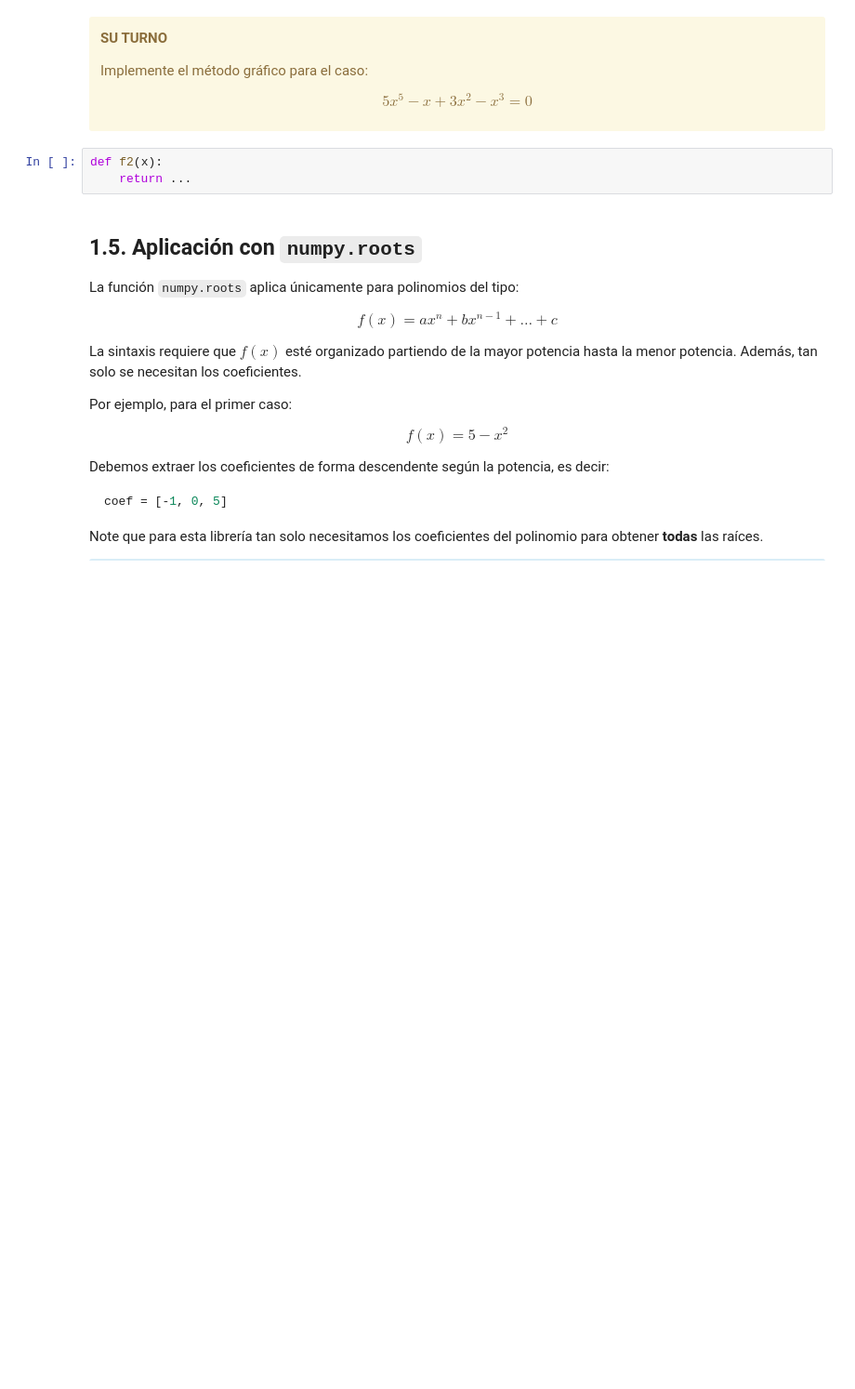
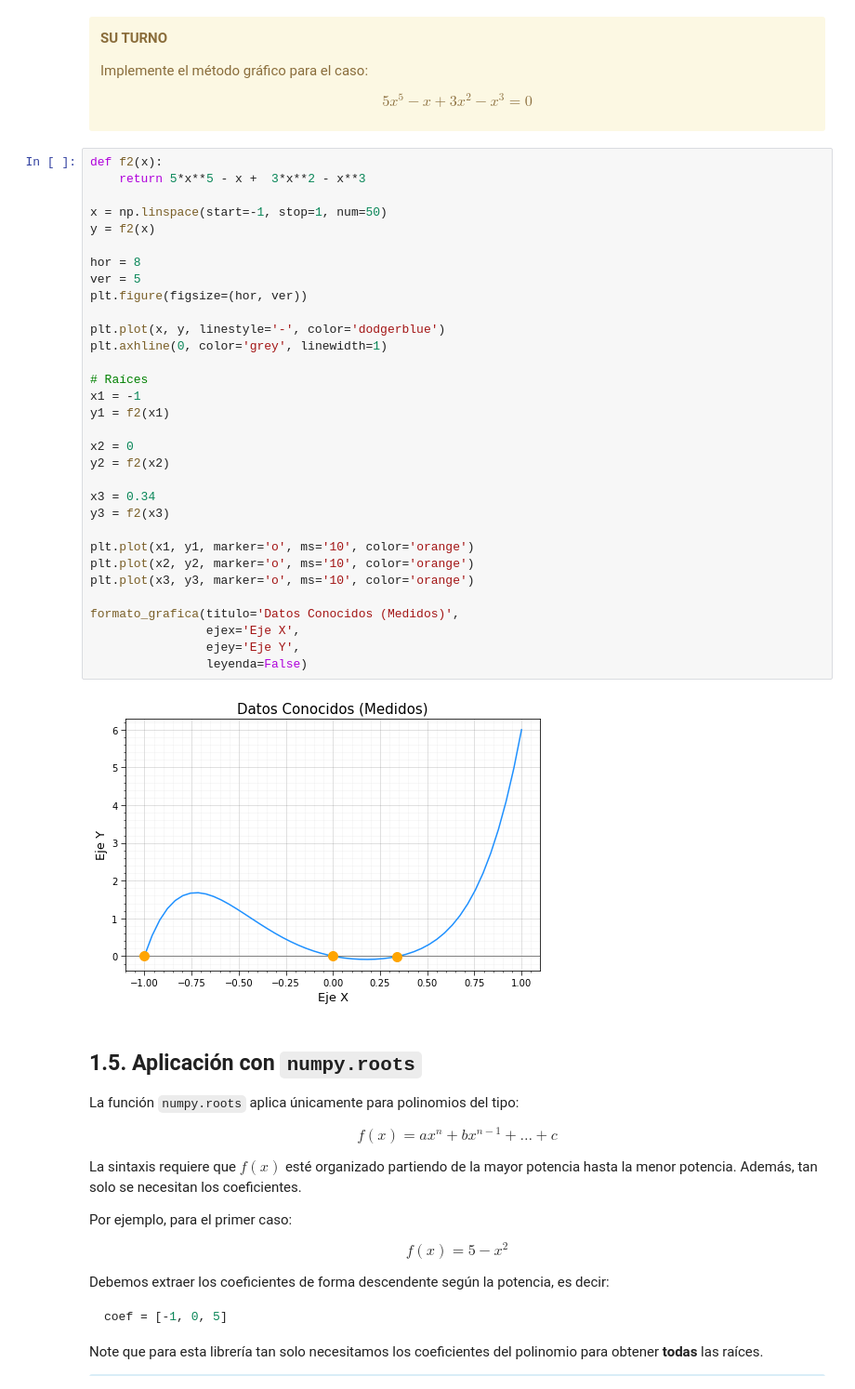
Before and after one commit to salazarna/ua-imec2001-hc-202310-s2, a Jupyter notebook: content/week4/C7_raices.ipynb, the cells around one changed output. Shown at 93% size. Drawn from its saved outputs; the diff is of its cells as text; blank space fills up the shorter version.

```diff
--- a/content/week4/C7_raices.ipynb
+++ b/content/week4/C7_raices.ipynb
@@ -250,9 +250,40 @@ $$
 5x^5 - x + 3x^2 - x^3 = 0
 $$
 </div>
-# %%
-def f2(x):
-    return ...
+# %%
+def f2(x):
+    return 5*x**5 - x +  3*x**2 - x**3
+
+x = np.linspace(start=-1, stop=1, num=50)
+y = f2(x)
+
+hor = 8
+ver = 5
+plt.figure(figsize=(hor, ver))
+
+plt.plot(x, y, linestyle='-', color='dodgerblue')
+plt.axhline(0, color='grey', linewidth=1)
+
+# Raíces
+x1 = -1
+y1 = f2(x1)
+
+x2 = 0
+y2 = f2(x2)
+
+x3 = 0.34
+y3 = f2(x3)
+
+plt.plot(x1, y1, marker='o', ms='10', color='orange')
+plt.plot(x2, y2, marker='o', ms='10', color='orange')
+plt.plot(x3, y3, marker='o', ms='10', color='orange')
+
+formato_grafica(titulo='Datos Conocidos (Medidos)',
+                ejex='Eje X',
+                ejey='Eje Y',
+                leyenda=False)
+# %% [output]
+[figure, added]
 # %% [markdown]
 ## 1.5. Aplicación con `numpy.roots`
 
```
Also changed, not shown: parts of 4 cells of this notebook.
